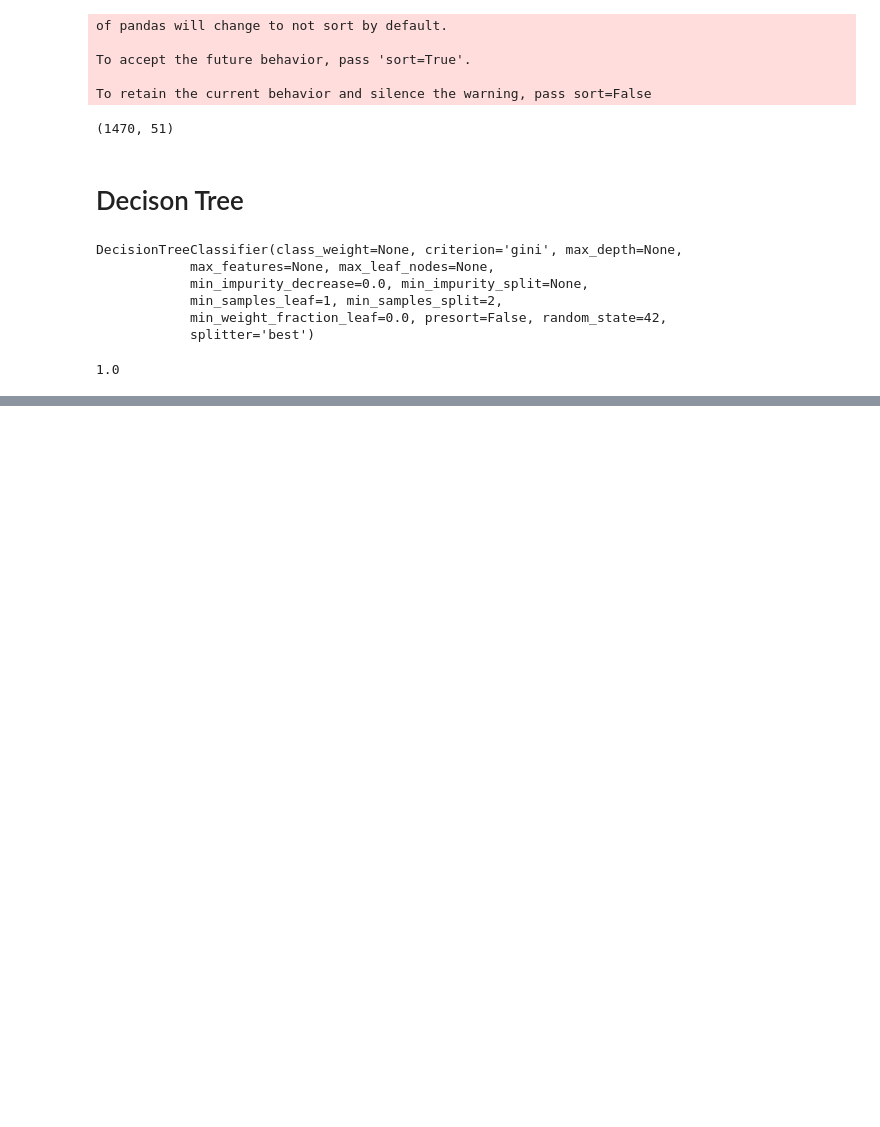
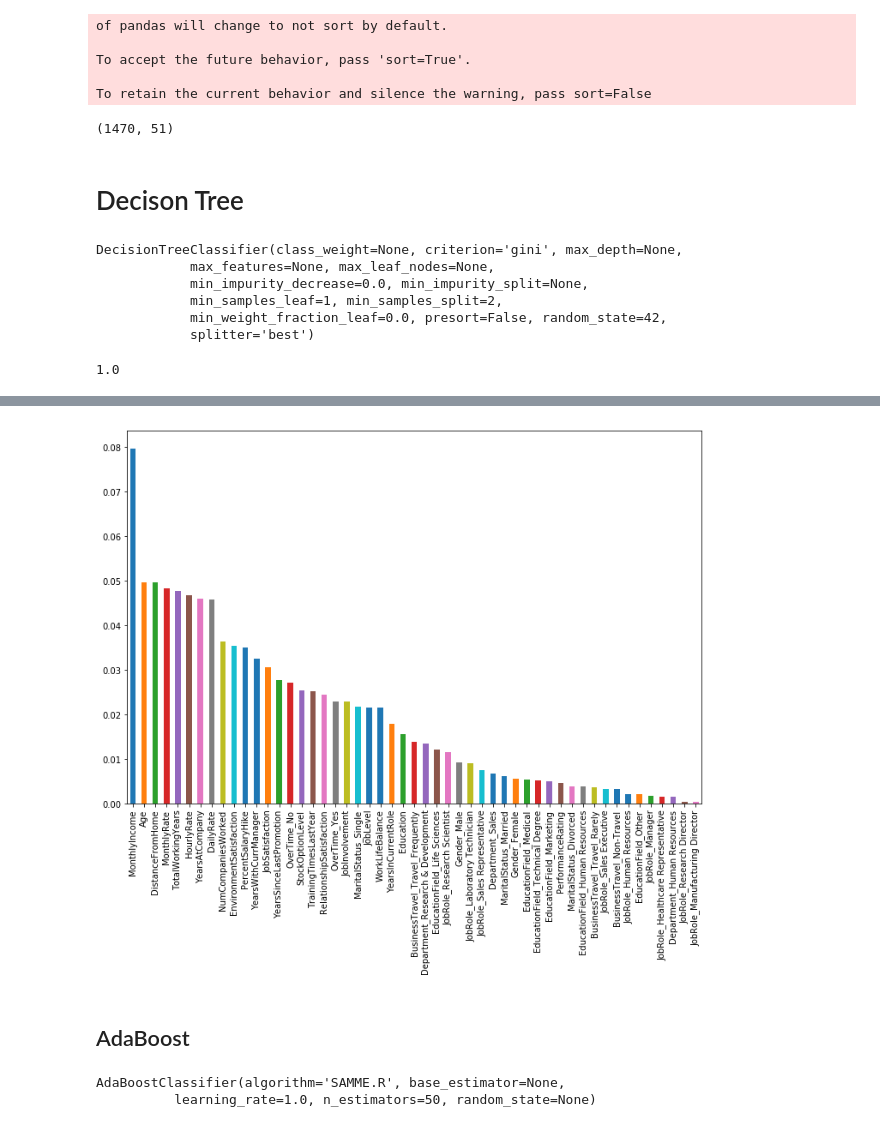
Before and after one commit to ab-anand/Data-Warehouse, a Jupyter notebook: IBM HR/Project HR IBM.ipynb, the cells around one changed output, grey strips where cells are left out. Cells and saved outputs as stored; diff of their text form; code cells hidden in the pictures; blank space fills up the shorter version.

```diff
--- a/IBM HR/Project HR IBM.ipynb
+++ b/IBM HR/Project HR IBM.ipynb
@@ -229,0 +301,5 @@ array([[253,  53],
+# %%
+bag_clf = BaggingClassifier(base_estimator=clf, n_estimators=5000,
+                            bootstrap=True, n_jobs=-1, random_state=42)
+# %%
+bag_clf.fit(X_train, y_train)
@@ -229,0 +361,4 @@ array([[253,  53],
+# %%
+rf_clf = RandomForestClassifier()
+# %%
+rf_clf.fit(X_train, y_train)
@@ -229,0 +416,7 @@ array([[253,  53],
+# %%
+pd.Series(rf_clf.feature_importances_,
+         index=X_train.columns).sort_values(ascending=False).plot(kind='bar', figsize=(12,8));
+# %% [output]
+[figure, added]
+# %% [markdown]
+## AdaBoost
@@ -229,0 +427,5 @@ array([[253,  53],
+# %%
+ada_clf.fit(X_train, y_train)
+# %% [output]
+AdaBoostClassifier(algorithm='SAMME.R', base_estimator=None,
+          learning_rate=1.0, n_estimators=50, random_state=None)
```
Also changed, not shown: parts of 41 cells of this notebook.
